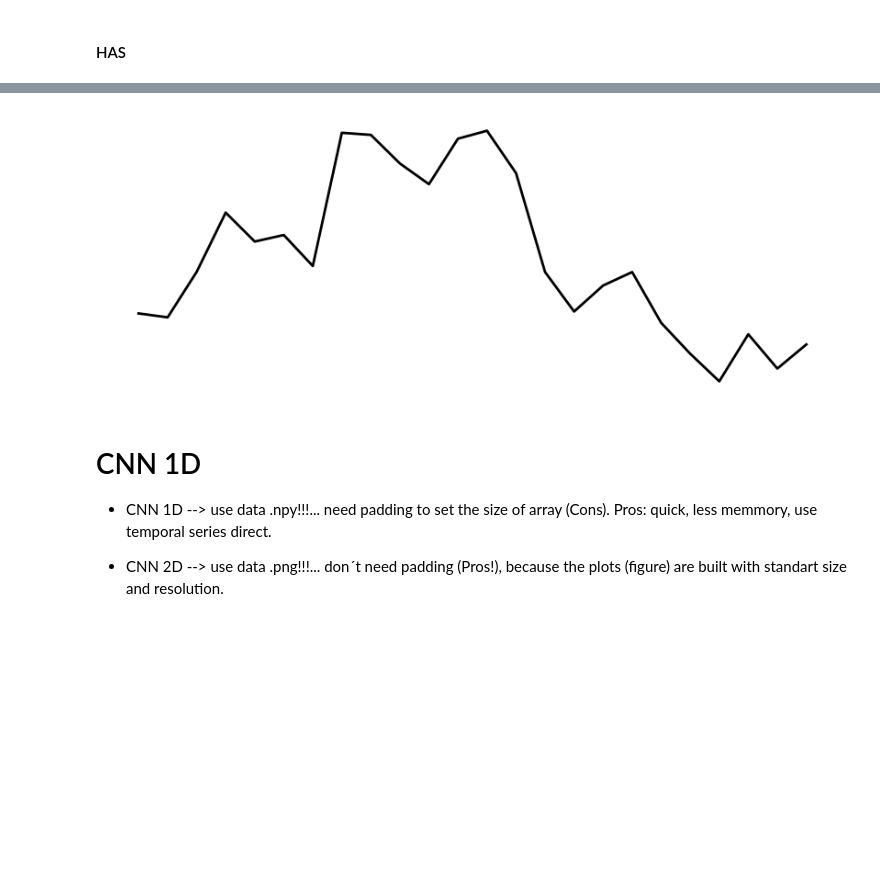
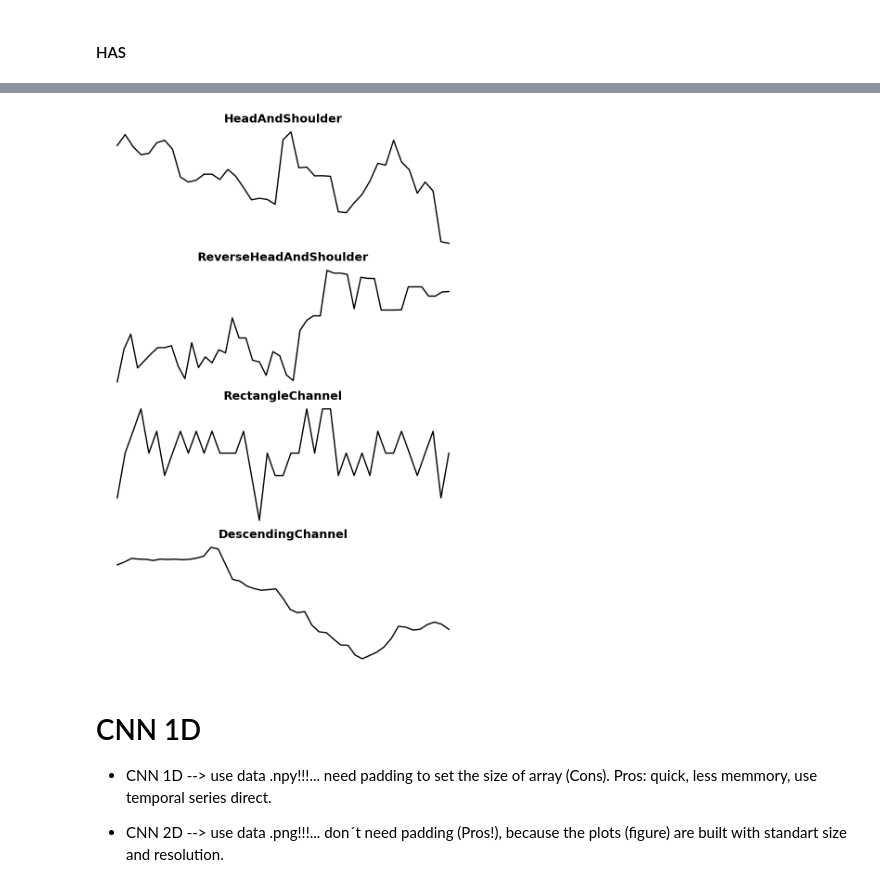
Before and after one commit to carloshsalvador/wds23s4_fibu_chartformation, a Jupyter notebook: (main).ipynb, the cells around one changed output, grey strips where cells are left out. Saved outputs shown, nothing was run; the diff lists cells and outputs as text; code cells hidden in the pictures; blank space fills up the shorter version.

```diff
--- a/(main).ipynb
+++ b/(main).ipynb
@@ -647,8 +246,13 @@ dataset01_df.loc[dataset01_df["ArrayLength"] < 5, "ArrayLength"].hist(bins=100)
 # %% [markdown]
 #### Header and Shoulder (HAS)
 # %%
+#dataset01_df_has_charts = ["HeadAndShoulder","ReverseHeadAndShoulder","RectangleChannel","DescendingChannel"]
+dataset01_df_has_charts = ["HeadAndShoulder","ReverseHeadAndShoulder","RectangleChannel","DescendingChannel","RoundingTop","RoundingBottom","AscendingTriangle","DescendingTriangle","SymmetricTriangle","DoubleBottom","DoubleTop","BearishFlag","InverseCupAndHandle"]
+
+
+
 dataset01_df_has = dataset01_df.copy()
-dataset01_df_has = dataset01_df_has[dataset01_df_has["Pattern"].str.contains("HeadAndShoulder")]
+dataset01_df_has = dataset01_df_has[dataset01_df_has["Pattern"].isin(dataset01_df_has_charts)]#.str.contains("HeadAndShoulder")]
 dataset01_df_has = dataset01_df_has[dataset01_df_has["ArrayLength"] > 6] # HAS need at leas 7 points
 print(dataset01_df_has.shape)
 print(dataset01_df_has.groupby(["Pattern"]).size().sort_values(ascending=False))
@@ -766,13 +370,22 @@ N files in folder: 390
 # %%
-dataset01_df_has_test_plot_file = os.path.join(dataset_path_dropbox_dataset_npy, "HeadAndShoulder", "0391_TPLPLASTEH.npy")
-dataset01_df_has_test_plot = np.load(dataset01_df_has_test_plot_file)
+dataset01_df_has_test_plot_file_candidates_i = [152,27,222,100]
 
-plt.figure(figsize=(8, 3))
-plt.plot(dataset01_df_has_test_plot, color="black", linewidth=2)
-plt.axis("off")
-plt.tight_layout(pad=0)
+fig, axs = plt.subplots(len(dataset01_df_has_test_plot_file_candidates_i), 1, figsize=(8, 3*len(dataset01_df_has_test_plot_file_candidates_i)))
+
+for i,f in enumerate(dataset01_df_has_test_plot_file_candidates_i):
+    dataset01_df_has_test_plot_file_candidates_folder = os.path.join(dataset_path_dropbox_dataset_npy,dataset01_df_has_charts[i])
+    dataset01_df_has_test_plot_file_candidates = os.listdir(dataset01_df_has_test_plot_file_candidates_folder)[f]
+    dataset01_df_has_test_plot_file_candidates = os.path.join(dataset01_df_has_test_plot_file_candidates_folder, dataset01_df_has_test_plot_file_candidates)
+    #print(dataset01_df_has_test_plot_file_candidates)
+
+    dataset01_df_has_test_plot_file_candidates4plot = np.load(dataset01_df_has_test_plot_file_candidates)
+
+    axs[i].plot(dataset01_df_has_test_plot_file_candidates4plot, color="black", linewidth=2)
+    axs[i].set_title(dataset01_df_has_charts[i], fontsize=18, fontweight='bold')
+    axs[i].axis("off")
+plt.tight_layout(pad=0.5)
 # %% [output]
-[figure, old version]
+[figure, new version]
 # %% [markdown]
 # CNN 1D
 
```
Also changed, not shown: parts of 72 cells of this notebook, 4 other files.
